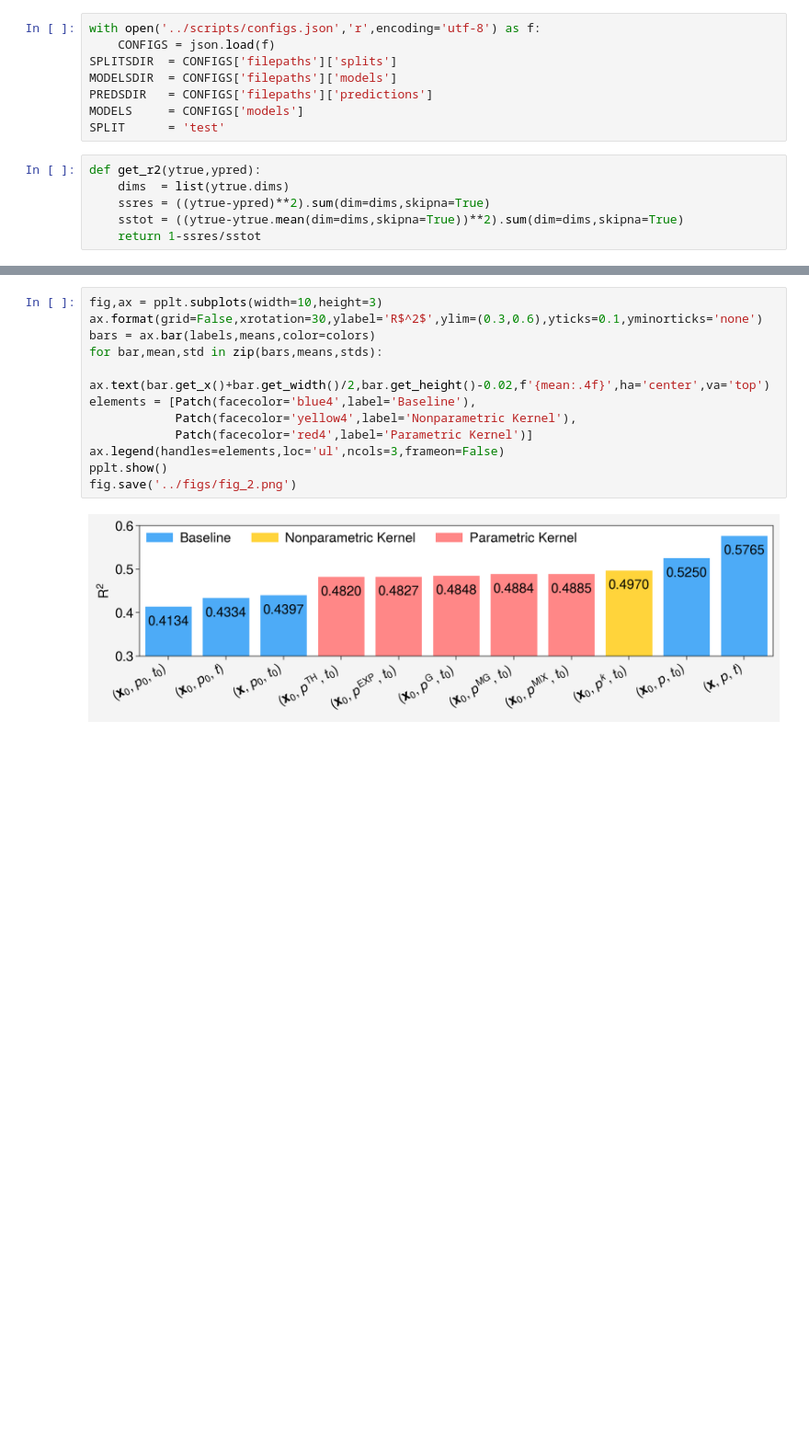
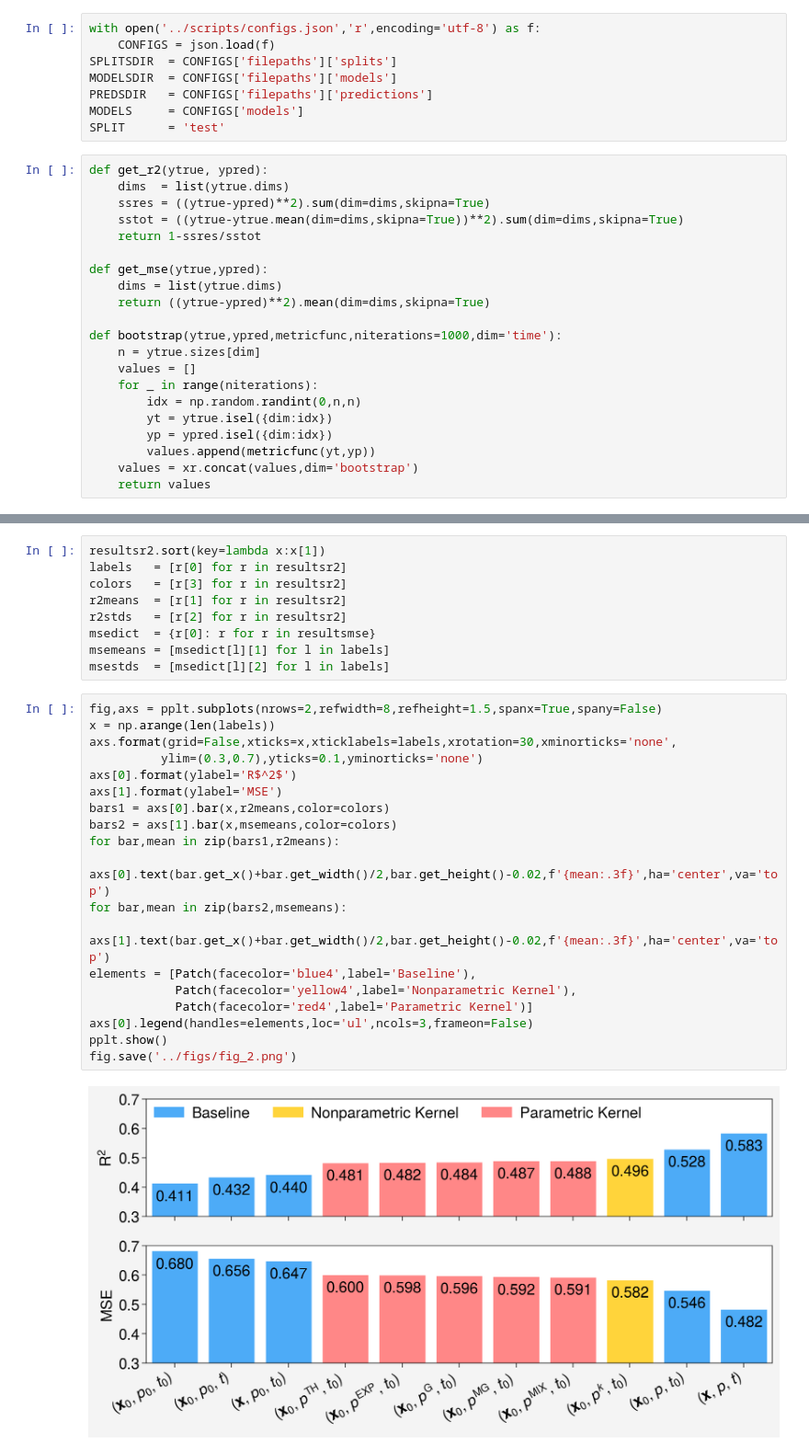
Before and after one commit to savannahferretti/monsoon-kernels, a Jupyter notebook: notebooks/bars.ipynb, the cells around one changed output, grey strips where cells are left out. Shown at 92% size. Saved outputs shown, nothing was run; the diff lists cells and outputs as text; blank space fills up the shorter version.

Commit message:
New plots

```diff
--- a/notebooks/bars.ipynb
+++ b/notebooks/bars.ipynb
@@ -19,11 +17,26 @@ PREDSDIR   = CONFIGS['filepaths']['predictions']
 MODELS     = CONFIGS['models']
 SPLIT      = 'test'
 # %%
-def get_r2(ytrue,ypred):
+def get_r2(ytrue, ypred):
     dims  = list(ytrue.dims)
     ssres = ((ytrue-ypred)**2).sum(dim=dims,skipna=True)
     sstot = ((ytrue-ytrue.mean(dim=dims,skipna=True))**2).sum(dim=dims,skipna=True)
     return 1-ssres/sstot
+
+def get_mse(ytrue,ypred):
+    dims = list(ytrue.dims)
+    return ((ytrue-ypred)**2).mean(dim=dims,skipna=True)
+
+def bootstrap(ytrue,ypred,metricfunc,niterations=1000,dim='time'):
+    n = ytrue.sizes[dim]
+    values = []
+    for _ in range(niterations):
+        idx = np.random.randint(0,n,n)
+        yt = ytrue.isel({dim:idx})
+        yp = ypred.isel({dim:idx})
+        values.append(metricfunc(yt,yp))
+    values = xr.concat(values,dim='bootstrap')
+    return values
 # %%
 with xr.open_dataset(os.path.join(SPLITSDIR,f'{SPLIT}.h5'),engine='h5netcdf') as ds:
     truepr = ds.pr.load()
@@ -55,14 +66,30 @@ colors = [item[4] for item in results]
+# %%
+resultsr2.sort(key=lambda x:x[1])
+labels   = [r[0] for r in resultsr2]
+colors   = [r[3] for r in resultsr2]
+r2means  = [r[1] for r in resultsr2]
+r2stds   = [r[2] for r in resultsr2]
+msedict  = {r[0]: r for r in resultsmse}
+msemeans = [msedict[l][1] for l in labels]
+msestds  = [msedict[l][2] for l in labels]
 # %%
-fig,ax = pplt.subplots(width=10,height=3)
-ax.format(grid=False,xrotation=30,ylabel='R$^2$',ylim=(0.3,0.6),yticks=0.1,yminorticks='none')
-bars = ax.bar(labels,means,color=colors)
-for bar,mean,std in zip(bars,means,stds):
-    ax.text(bar.get_x()+bar.get_width()/2,bar.get_height()-0.02,f'{mean:.4f}',ha='center',va='top')
+fig,axs = pplt.subplots(nrows=2,refwidth=8,refheight=1.5,spanx=True,spany=False)
+x = np.arange(len(labels))
+axs.format(grid=False,xticks=x,xticklabels=labels,xrotation=30,xminorticks='none',
+          ylim=(0.3,0.7),yticks=0.1,yminorticks='none')
+axs[0].format(ylabel='R$^2$')
+axs[1].format(ylabel='MSE')
+bars1 = axs[0].bar(x,r2means,color=colors)
+bars2 = axs[1].bar(x,msemeans,color=colors)
+for bar,mean in zip(bars1,r2means):
+    axs[0].text(bar.get_x()+bar.get_width()/2,bar.get_height()-0.02,f'{mean:.3f}',ha='center',va='top')
+for bar,mean in zip(bars2,msemeans):
+    axs[1].text(bar.get_x()+bar.get_width()/2,bar.get_height()-0.02,f'{mean:.3f}',ha='center',va='top')
 elements = [Patch(facecolor='blue4',label='Baseline'),
             Patch(facecolor='yellow4',label='Nonparametric Kernel'),
             Patch(facecolor='red4',label='Parametric Kernel')]
-ax.legend(handles=elements,loc='ul',ncols=3,frameon=False)
+axs[0].legend(handles=elements,loc='ul',ncols=3,frameon=False)
 pplt.show()
 fig.save('../figs/fig_2.png')
 # %% [output]
-[figure, old version]
+[figure, new version]
```
Also changed, not shown: parts of 3 cells of this notebook, 5 other files.
